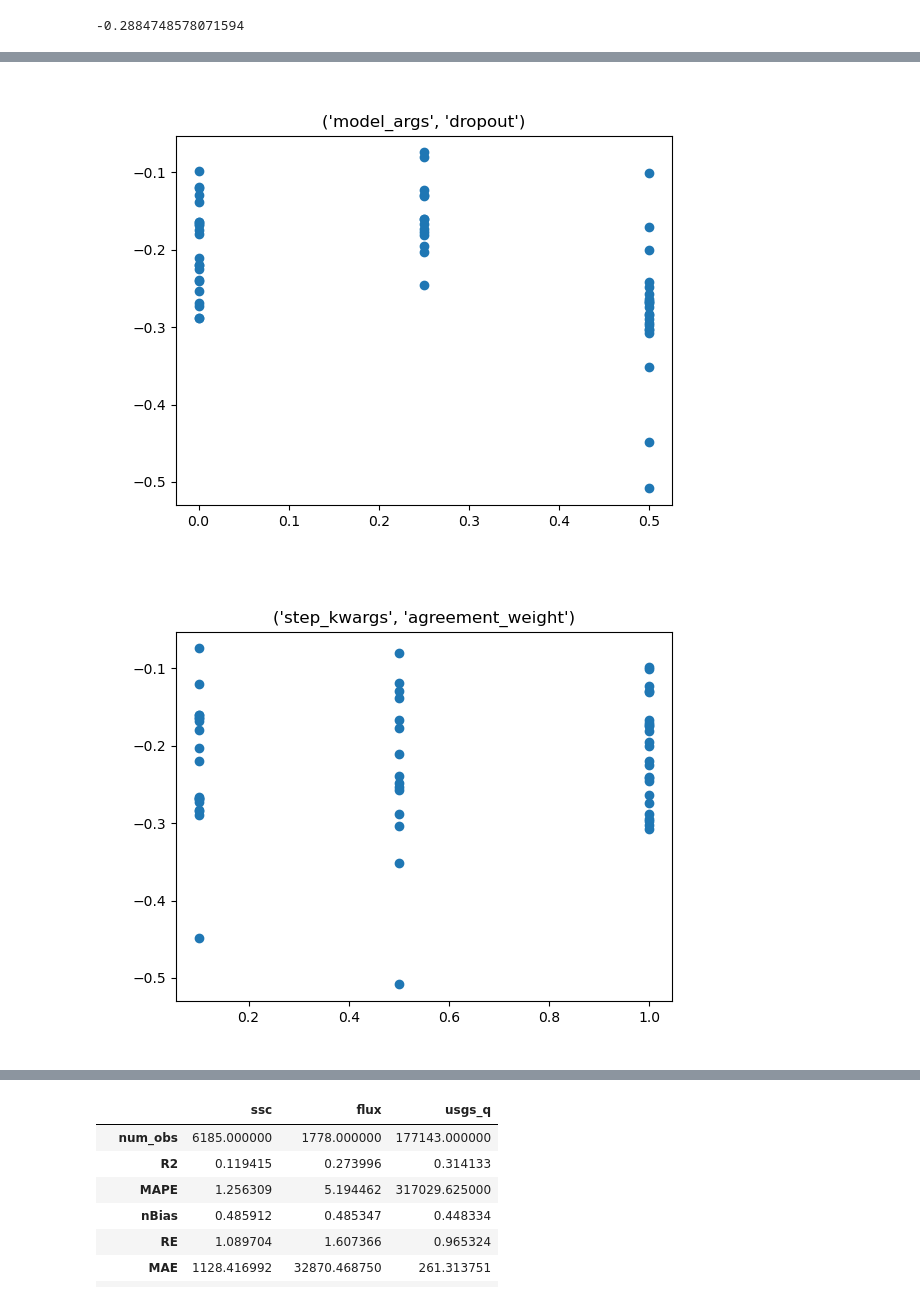
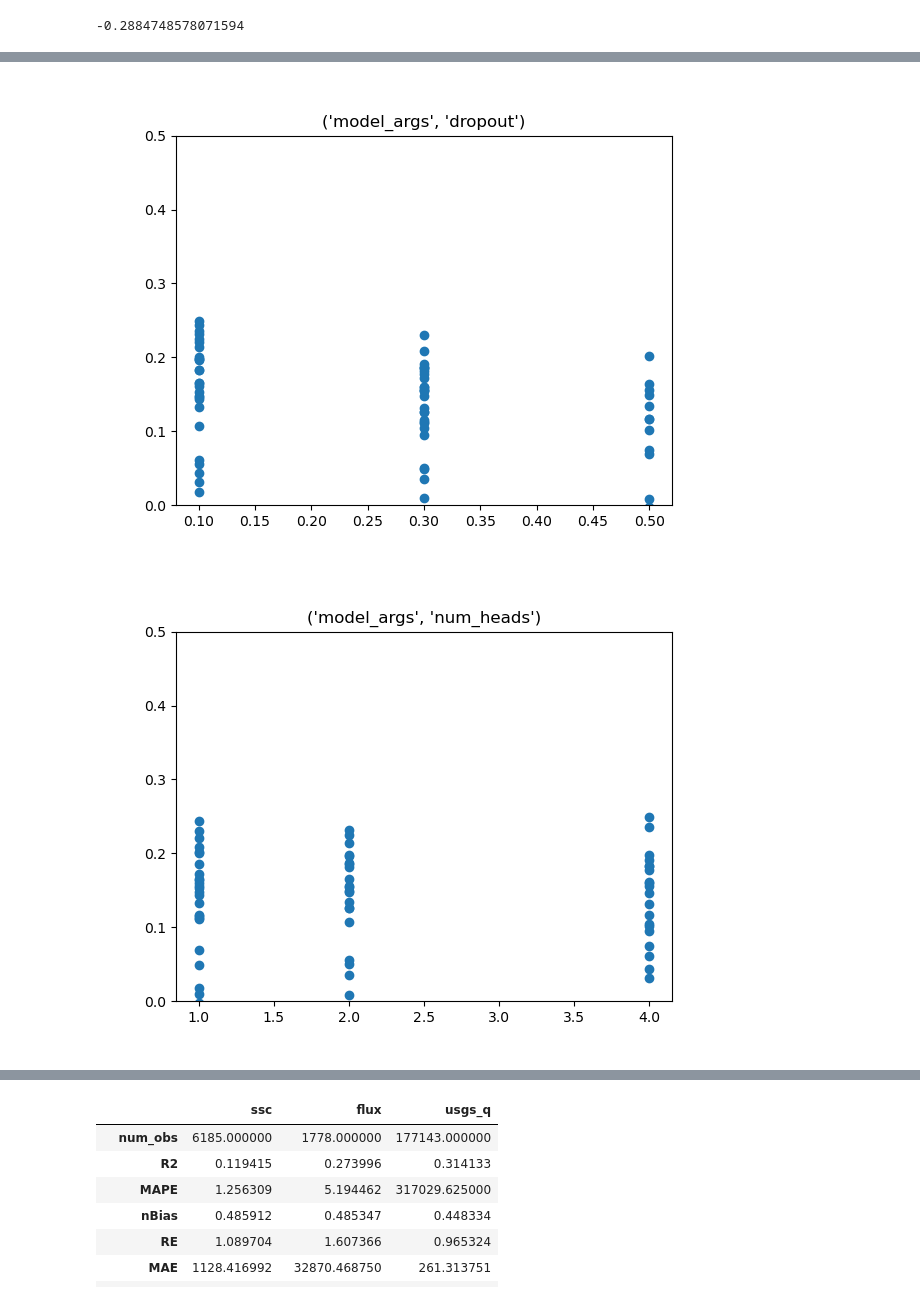
Before and after one commit to Fluvial-UMass/swot-ml, a Jupyter notebook: notebooks/grid_search.ipynb, the cells around one changed output, grey strips where cells are left out. Cells and saved outputs as stored; diff of their text form; code cells hidden in the pictures.

```diff
--- a/notebooks/grid_search.ipynb
+++ b/notebooks/grid_search.ipynb
@@ -15,7 +15,7 @@ if src not in sys.path:
 from config import read_config, get_grid_update_tuples
 
 
-cfg_path = Path("/work/pi_kandread_umass_edu/tss-ml/runs/hybrid_hyperparam_grid/base_config.yml")
+cfg_path = Path("/work/pi_kandread_umass_edu/tss-ml/runs/hybrid_hyperparam_grid2/base_config.yml")
 cfg, _ = read_config(cfg_path)
 
 params, update_list = get_grid_update_tuples(cfg)
@@ -23,7 +23,7 @@ params_short = [p[1] if isinstance(p, tuple) else p for p in params]
 # %%
 bulk = {}
 basin = {}
-for index in trange(60):
+for index in trange(100):
     index_dir = cfg_path.parent / f'index_{index}'
 
     bulk_metrics = []
@@ -31,7 +31,7 @@ for index in trange(60):
     for fold in range(4):
         fold_dir = index_dir / f'fold_{fold}'
 
-        has_epoch30 = (fold_dir / 'epoch030').is_dir()
+        has_epoch30 = (fold_dir / 'epoch050').is_dir()
         if not has_epoch30:
             continue
 
@@ -57,10 +57,11 @@ plt.close('all')
 
 for idx, name in enumerate(params):
     param_value = [t[idx] for t in updates]
-    # y = [v.loc['R2','usgs_q'] for v in bulk.values()]
-    y = [v['flux']['R2'].median() for v in basin.values()]
+    y = [v.loc['R2','flux'] for v in bulk.values()]
+    # y = [v['flux']['R2'].median() for v in basin.values()]
 
     plt.figure()
     plt.scatter(param_value, y)
+    plt.ylim([0,0.5])
     plt.title(name)
 # %% [output]
@@ -70,2 +71,2 @@ for idx, name in enumerate(params):
-[figure, old version]
+[figure, new version]
-[figure, old version]
+[figure, new version]
```
Also changed, not shown: parts of 4 cells of this notebook, 8 other files.
